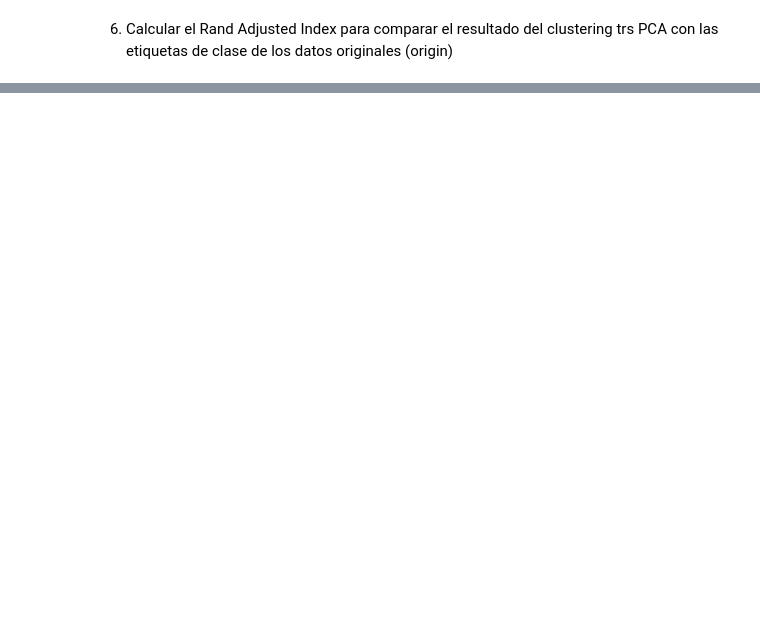
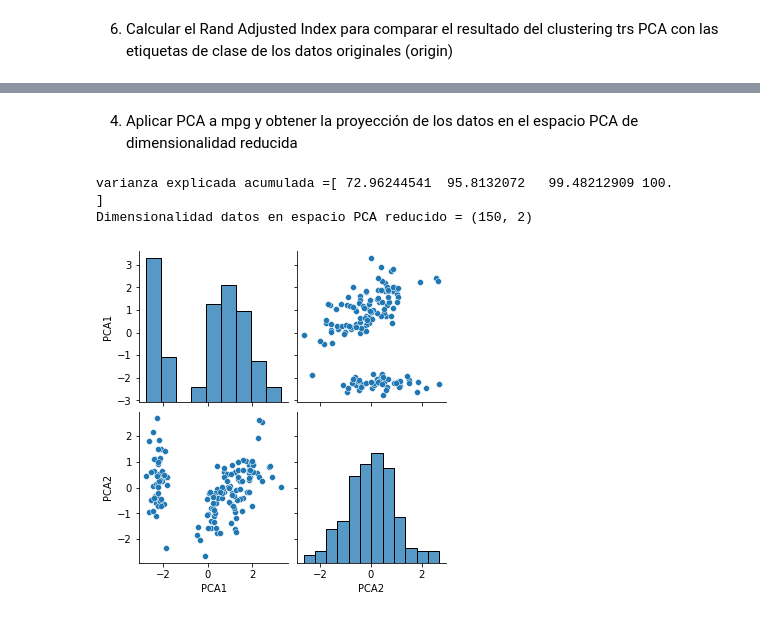
Before and after one commit to raulbenitez/postgrau_IML_exploratory, a Jupyter notebook: CLUSTERING/Clustering_PCA_vs_RAW.ipynb, the cells around one changed output, grey strips where cells are left out. Drawn from its saved outputs; the diff is of its cells as text; code cells hidden in the pictures; blank space fills up the shorter version.

```diff
--- a/CLUSTERING/Clustering_PCA_vs_RAW.ipynb
+++ b/CLUSTERING/Clustering_PCA_vs_RAW.ipynb
@@ -145,0 +150,12 @@ sns.pairplot(df1,hue='GT')
+# %%
+import pandas as pd
+import seaborn as sns
+import numpy as np
+
+mpg = sns.load_dataset("iris")
+mpg_nonans = mpg.dropna() # remove observations with NaNs
+
+mpg_num_nonans = mpg_nonans.select_dtypes(include='number') # keep only numeric variables (that removes the class variable 'origin')
+
+X = np.array(mpg_num_nonans) # data
+y = mpg_nonans['species'].values # class label
@@ -145,0 +206,35 @@ sns.pairplot(df1,hue='GT')
+# %% [markdown]
+
+4. Aplicar PCA a mpg y obtener la proyección de los datos en el espacio PCA de dimensionalidad reducida
+# %%
+import pandas as pd
+import seaborn as sns
+
+# scale data:
+from sklearn.preprocessing import StandardScaler
+XS = StandardScaler().fit_transform(X)
+
+# PCA decomopositon:
+from sklearn import decomposition
+n_variables = mpg_num_nonans.shape[1]
+pca = decomposition.PCA(n_components=n_variables).fit(XS)
+
+# varianza explicada acumulada:
+print('varianza explicada acumulada ={}'.format(100*pca.explained_variance_ratio_.cumsum()))
+
+# project data into PCA space:
+Xproj = pca.transform(XS)
+
+# Reducir dimensionalidad de los datos quedandonos solamente con tres componentes PCA:
+ndim_reducida = 2 # establecer dimensionalidad reducida a partir de la varianza explicada por cada componente
+XPCA = Xproj[:,0:ndim_reducida]
+
+print('Dimensionalidad datos en espacio PCA reducido = {}'.format(XPCA.shape))
+
+d = pd.DataFrame(XPCA,columns=['PCA1', 'PCA2'])
+sns.pairplot(d)
+plt.show()
+# %% [output]
+varianza explicada acumulada =[ 72.96244541  95.8132072   99.48212909 100.        ]
+Dimensionalidad datos en espacio PCA reducido = (150, 2)
+[figure, added]
```
Also changed, not shown: parts of 19 cells of this notebook.
